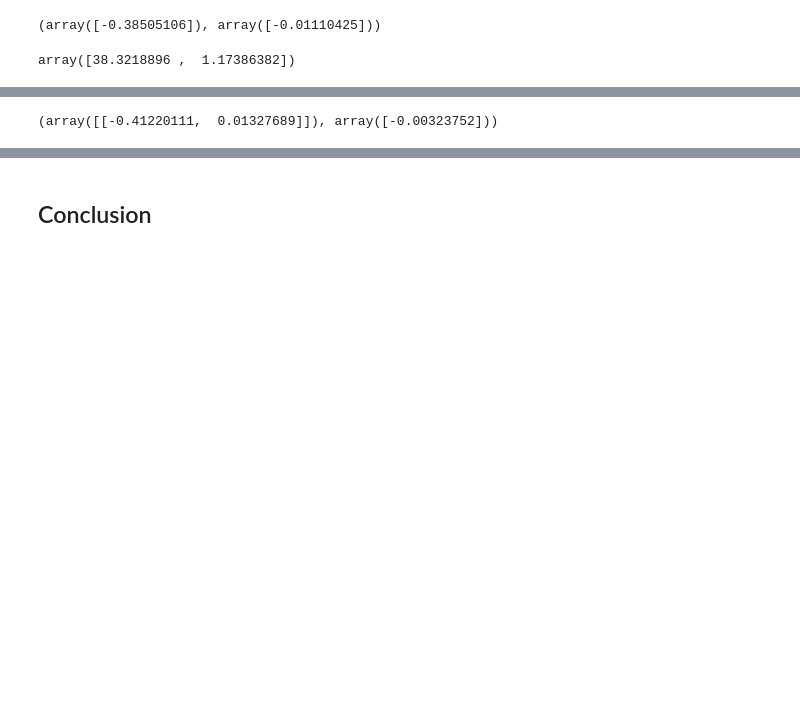
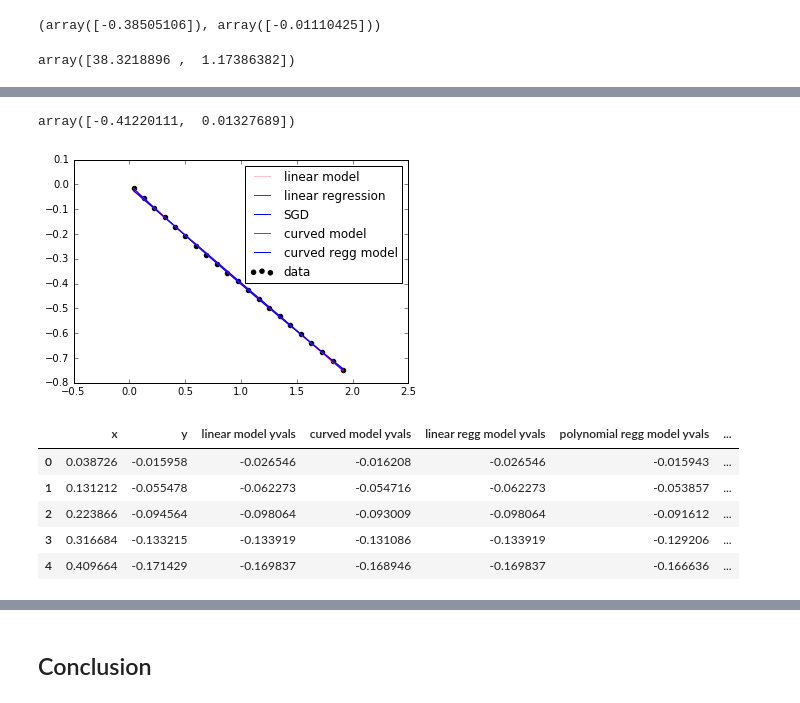
Before and after one commit to farrah-simpson/coding-camp, a Jupyter notebook: in_dev/ML_muon_tracks-worked.ipynb, the cells around one changed output, grey strips where cells are left out. Cells and saved outputs as stored; diff of their text form; code cells hidden in the pictures; blank space fills up the shorter version.

```diff
--- a/in_dev/ML_muon_tracks-worked.ipynb
+++ b/in_dev/ML_muon_tracks-worked.ipynb
@@ -90,9 +93,46 @@ from sklearn.pipeline import Pipeline
 poly_features = PolynomialFeatures(degree=2, include_bias=False)
 X_poly = poly_features.fit_transform(X)
 
-lin_reg = LinearRegression()
-lin_reg.fit(X_poly, Y)
-poly_regg_params = lin_reg.coef_, lin_reg.intercept_
-poly_regg_params
+poly_reg = LinearRegression()
+poly_reg.fit(X_poly, Y)
+poy_regg_params = poly_reg.coef_, poly_reg.intercept_
+poly_regg_params[0][0]
 # %% [output]
-(array([[-0.41220111,  0.01327689]]), array([-0.00323752]))
+array([-0.41220111,  0.01327689])
+# %%
+# compare the models
+
+# plotting the original data and the optimized model (i.e., trendline)
+plt.scatter(track['x'], track['y'], label="data", color='k')
+plt.plot(track['x'], linear_model(track['x'], linear_params[0], linear_params[1]), label="linear model", color='pink')
+plt.plot(track['x'], linear_model(track['x'], regg_params[0][0][0],regg_params[1][0]), label="linear regression",color='red')
+plt.plot(track['x'], linear_model(track['x'], sgd_params[0],sgd_params[1]), label="SGD",color='blue')
+plt.plot(track['x'], curved_model(track['x'], curved_params[0], curved_params[1]), label="curved model", color='darkorchid')
+plt.plot(track['x'], (poly_regg_params[0][0][1]*np.square(track['x']) + poly_regg_params[0][0][0]*track['x'] + poly_regg_params[1]), label="curved regg model")
+
+
+plt.legend()
+plt.show()
+
+track['linear model yvals'] = linear_model(track['x'], linear_params[0], linear_params[1])
+track['curved model yvals'] = curved_model(track['x'], curved_params[0], curved_params[1])
+track['linear regg model yvals'] = linear_model(track['x'], regg_params[0][0][0],regg_params[1][0])
+track['polynomial regg model yvals'] = poly_regg_params[0][0][1]*np.square(track['x']) + poly_regg_params[0][0][0]*track['x']
+
+
+track['linear model residuals'] = track['y'] - track['linear model yvals']
+track['curved model residuals'] = track['y'] - track['curved model yvals']
+track['linear regg model residuals'] = track['y'] - track['linear regg model yvals']
+track['polynomial regg model residuals'] = track['y'] - track['polynomial regg model yvals']
+
+
+
+track.head()
+# %% [output]
+[figure, added]
+|  | x | y | linear model yvals | curved model yvals | linear regg model yvals | polynomial regg model yvals | ... |
+| 0 | 0.038726 | -0.015958 | -0.026546 | -0.016208 | -0.026546 | -0.015943 | ... |
+| 1 | 0.131212 | -0.055478 | -0.062273 | -0.054716 | -0.062273 | -0.053857 | ... |
+| 2 | 0.223866 | -0.094564 | -0.098064 | -0.093009 | -0.098064 | -0.091612 | ... |
+| 3 | 0.316684 | -0.133215 | -0.133919 | -0.131086 | -0.133919 | -0.129206 | ... |
+| 4 | 0.409664 | -0.171429 | -0.169837 | -0.168946 | -0.169837 | -0.166636 | ... |
```
Also changed, not shown: parts of 10 cells of this notebook.
